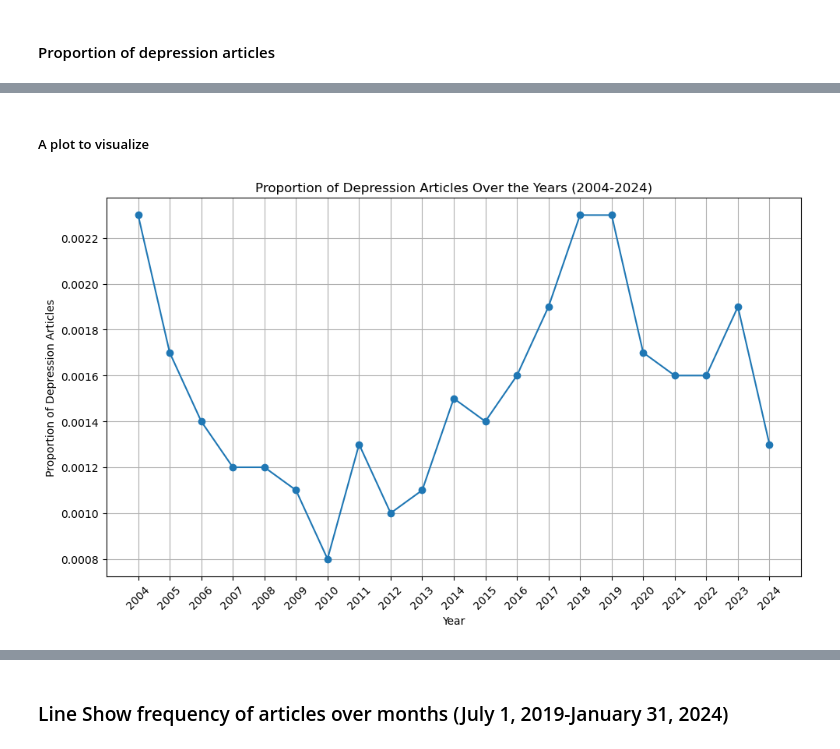
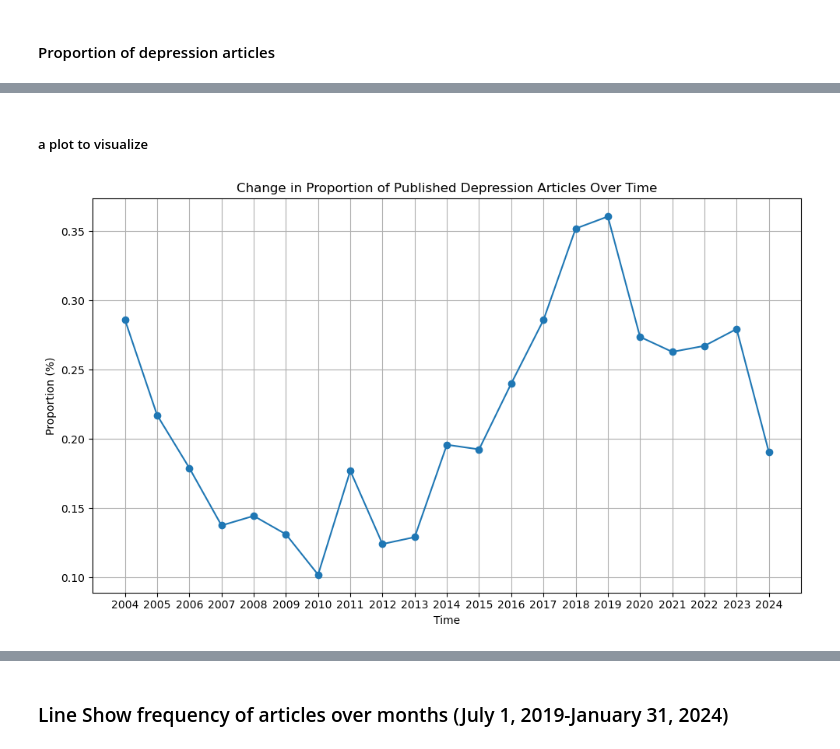
Before and after one commit to kexinz330/mentalhealth-news-kz, a Jupyter notebook: psychkids.ipynb, the cells around one changed output, grey strips where cells are left out. Saved outputs shown, nothing was run; the diff lists cells and outputs as text; code cells hidden in the pictures.

Commit message:
new merge

```diff
--- a/psychkids.ipynb
+++ b/psychkids.ipynb
@@ -587,2 +666,16 @@ I got rid of 2024 for the same reason, only 2 months passed
+# %%
+
+
+df_depression = pd.read_csv('depression_articles_by_year.csv')
+df_total = pd.read_csv('total_articles_by_year.csv')
+
+df_dp = pd.merge(df_total, df_depression, on='Year', how='left')
+df_dp['Total Depression Articles'] = df_dp['Total Depression Articles'].fillna(0)
+
+# Calculate the probability of publishing depression articles each year
+df_dp['Probability'] = df_dp['Total Depression Articles'] / df_dp['Total Articles']
+
+# Save the results to a CSV file
+df_dp.to_csv('probability_depression_by_year.csv', index=False)
 # %% [markdown]
 #### Proportion of depression articles
@@ -625,25 +682,25 @@ Year: 2024, Proportion of Depression Articles: 0.0013
 # %% [markdown]
-##### A plot to visualize
+##### a plot to visualize
-# %%
-years = list(range(2004, 2025))
-proportions = [
-    0.0023, 0.0017, 0.0014, 0.0012, 0.0012, 0.0011, 0.0008, 0.0013, 0.001,
-    0.0011, 0.0015, 0.0014, 0.0016, 0.0019, 0.0023, 0.0023, 0.0017, 0.0016,
-    0.0016, 0.0019, 0.0013
-]
-
-# Plotting
-plt.figure(figsize=(10, 6))
-plt.plot(years, proportions, marker='o', linestyle='-')
-plt.title('Proportion of Depression Articles Over the Years (2004-2024)')
-plt.xlabel('Year')
-plt.ylabel('Proportion of Depression Articles')
-plt.grid(True)
-plt.xticks(years, rotation=45)
-plt.tight_layout()
-
-# Show plot
-plt.show()
-# %% [output]
-[figure, removed]
+# %%
+df_probability_anxiety = pd.read_csv('probability_depression_by_year.csv')
+
+
+percentages = df_dp['Probability'] * 100
+
+
+years = df_dp['Year'].astype(str)
+months = np.linspace(0, len(years)-1, len(years))
+
+
+# Plotting
+plt.figure(figsize=(10, 6))
+plt.plot(years, percentages, marker='o', linestyle='-')
+plt.title('Change in Proportion of Published Depression Articles Over Time')
+plt.xlabel('Time')
+plt.ylabel('Proportion (%)')
+plt.grid(True)
+plt.tight_layout()
+plt.show()
+# %% [output]
+[figure, added]
 # %% [markdown]
```
Also changed, not shown: parts of 41 cells of this notebook.
